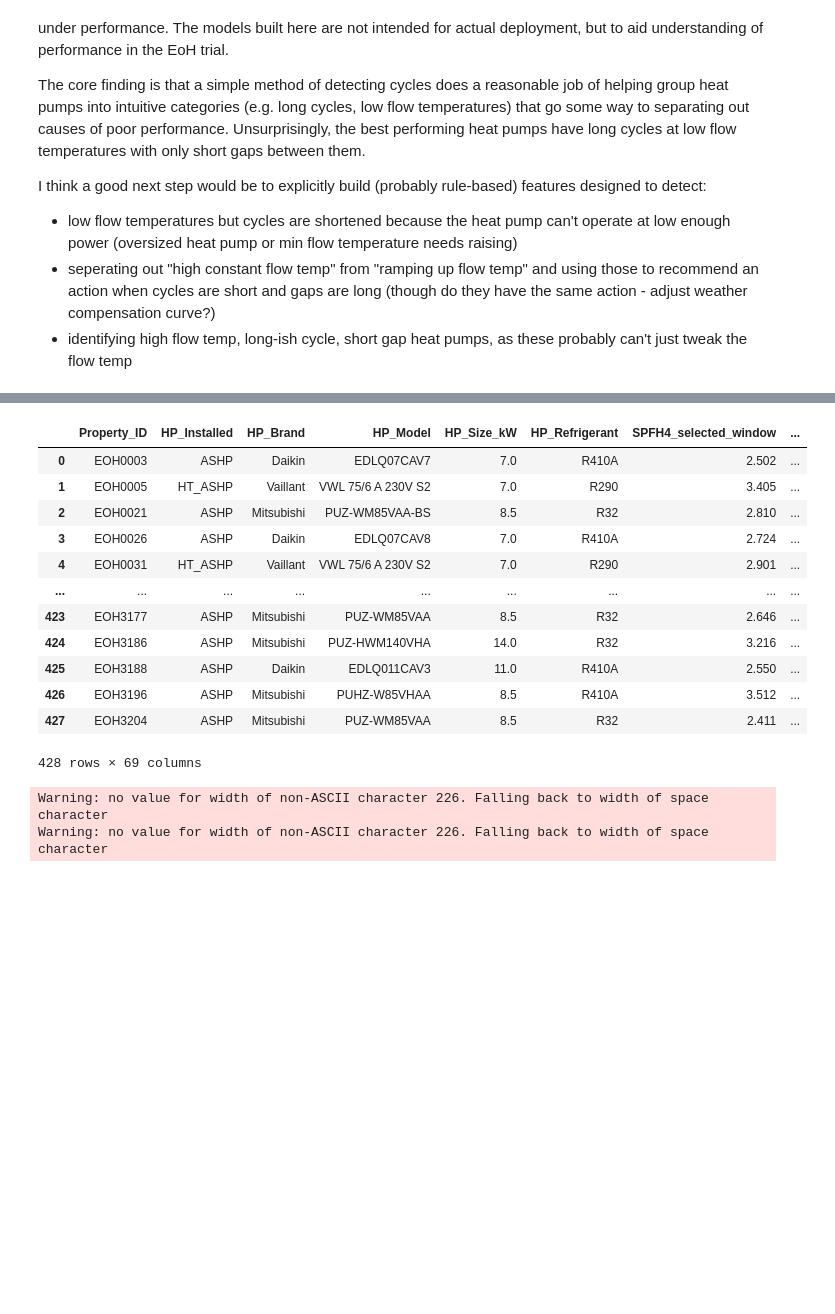
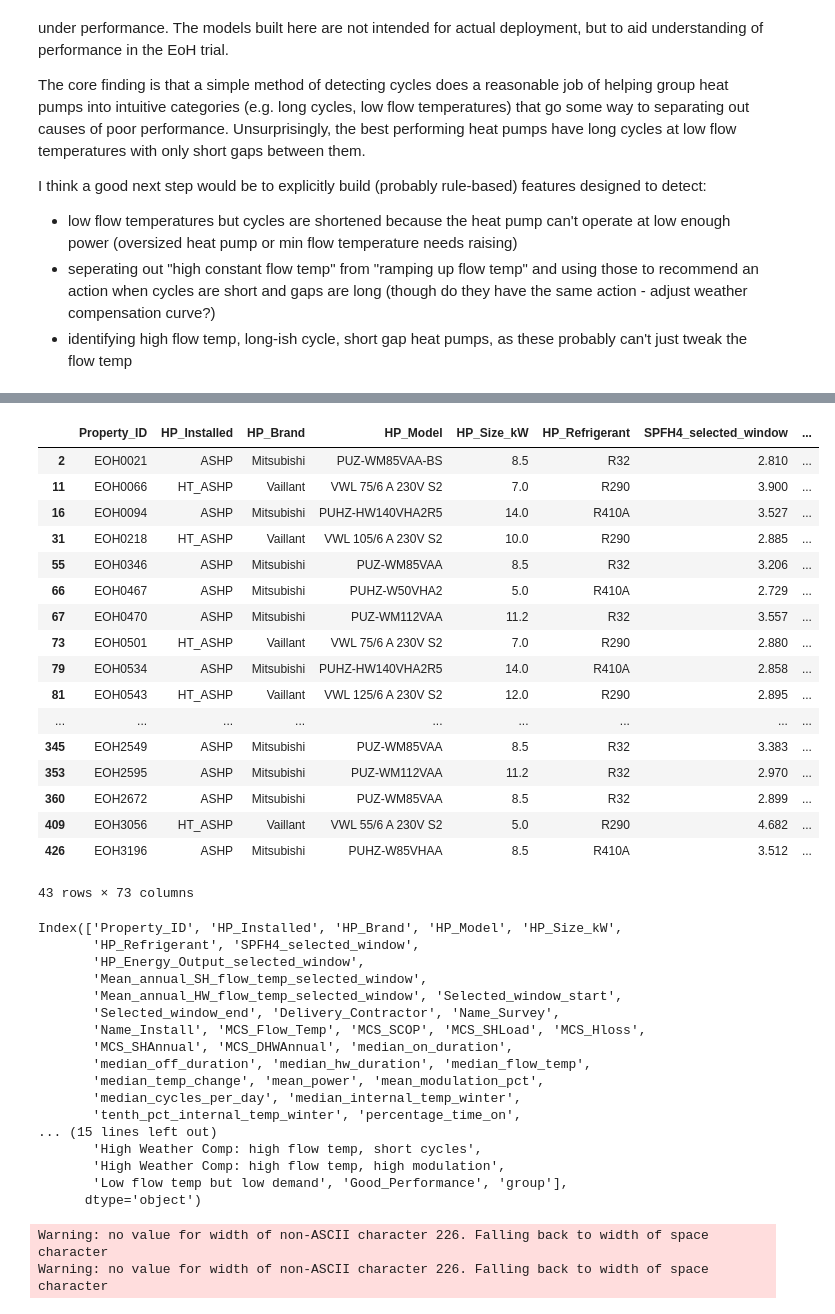
Before and after one commit to samyoung-dsci/electrification_of_heat, a Jupyter notebook: notebooks/simple_ashp_cycling_classification.ipynb, the cells around one changed output, grey strips where cells are left out. Drawn from its saved outputs; the diff is of its cells as text; code cells hidden in the pictures; blank space fills up the shorter version.

```diff
--- a/notebooks/simple_ashp_cycling_classification.ipynb
+++ b/notebooks/simple_ashp_cycling_classification.ipynb
@@ -137,0 +196,12 @@ px.scatter(homes_with_features, x="percentage_time_on", y="SPFH4_selected_window
+# %%
+# Weather compensation curves set too high
+# - high flow temperatures with strong ramps and low percentage on
+homes_with_features["Poor heating schedule"] = (homes_with_features["median_flow_temp"] >= 40) & (homes_with_features["internal_temp_range"] > 2) & (homes_with_features["median_off_duration"] >= 120)
+homes_with_features["Weather Compensation too high"] = (homes_with_features["median_flow_temp"] >= 40) & (homes_with_features["median_temp_change"] > 10)
+homes_with_features["Min flow temp too low"] = (homes_with_features["mean_modulation_pct"] < 30)
+
+
+#homes_with_features = homes_with_features[~homes_with_features["Daikin_control_issue"]]
+
+# Low flow temperature but shorter cycles because heat pump can't operate at low enough power (oversized heat pum or min flow temp needs raising)
+# High flow temp, long cycle, short gap heat pumps = undersized?
@@ -244,19 +463,44 @@ groups.loc[~groups["Daikin_control_issue"] &
+# %%
+groups[groups["group"] == "Low flow temperature, but high internal temperature variation - adjust set back temperature?"]
+# %% [output]
+|  | Property_ID | HP_Installed | HP_Brand | HP_Model | HP_Size_kW | HP_Refrigerant | SPFH4_selected_window | ... |
+| 2 | EOH0021 | ASHP | Mitsubishi | PUZ-WM85VAA-BS | 8.5 | R32 | 2.810 | ... |
+| 11 | EOH0066 | HT_ASHP | Vaillant | VWL 75/6 A 230V S2 | 7.0 | R290 | 3.900 | ... |
+| 16 | EOH0094 | ASHP | Mitsubishi | PUHZ-HW140VHA2R5 | 14.0 | R410A | 3.527 | ... |
+| 31 | EOH0218 | HT_ASHP | Vaillant | VWL 105/6 A 230V S2 | 10.0 | R290 | 2.885 | ... |
+| 55 | EOH0346 | ASHP | Mitsubishi | PUZ-WM85VAA | 8.5 | R32 | 3.206 | ... |
+| 66 | EOH0467 | ASHP | Mitsubishi | PUHZ-W50VHA2 | 5.0 | R410A | 2.729 | ... |
+| 67 | EOH0470 | ASHP | Mitsubishi | PUZ-WM112VAA | 11.2 | R32 | 3.557 | ... |
+| 73 | EOH0501 | HT_ASHP | Vaillant | VWL 75/6 A 230V S2 | 7.0 | R290 | 2.880 | ... |
+| 79 | EOH0534 | ASHP | Mitsubishi | PUHZ-HW140VHA2R5 | 14.0 | R410A | 2.858 | ... |
+| 81 | EOH0543 | HT_ASHP | Vaillant | VWL 125/6 A 230V S2 | 12.0 | R290 | 2.895 | ... |
+| ... | ... | ... | ... | ... | ... | ... | ... | ... |
+| 345 | EOH2549 | ASHP | Mitsubishi | PUZ-WM85VAA | 8.5 | R32 | 3.383 | ... |
+| 353 | EOH2595 | ASHP | Mitsubishi | PUZ-WM112VAA | 11.2 | R32 | 2.970 | ... |
+| 360 | EOH2672 | ASHP | Mitsubishi | PUZ-WM85VAA | 8.5 | R32 | 2.899 | ... |
+| 409 | EOH3056 | HT_ASHP | Vaillant | VWL 55/6 A 230V S2 | 5.0 | R290 | 4.682 | ... |
+| 426 | EOH3196 | ASHP | Mitsubishi | PUHZ-W85VHAA | 8.5 | R410A | 3.512 | ... |
+43 rows × 73 columns
 # %%
-groups
+groups.columns
 # %% [output]
-|  | Property_ID | HP_Installed | HP_Brand | HP_Model | HP_Size_kW | HP_Refrigerant | SPFH4_selected_window | ... |
-| 0 | EOH0003 | ASHP | Daikin | EDLQ07CAV7 | 7.0 | R410A | 2.502 | ... |
-| 1 | EOH0005 | HT_ASHP | Vaillant | VWL 75/6 A 230V S2 | 7.0 | R290 | 3.405 | ... |
-| 2 | EOH0021 | ASHP | Mitsubishi | PUZ-WM85VAA-BS | 8.5 | R32 | 2.810 | ... |
-| 3 | EOH0026 | ASHP | Daikin | EDLQ07CAV8 | 7.0 | R410A | 2.724 | ... |
-| 4 | EOH0031 | HT_ASHP | Vaillant | VWL 75/6 A 230V S2 | 7.0 | R290 | 2.901 | ... |
-| ... | ... | ... | ... | ... | ... | ... | ... | ... |
-| 423 | EOH3177 | ASHP | Mitsubishi | PUZ-WM85VAA | 8.5 | R32 | 2.646 | ... |
-| 424 | EOH3186 | ASHP | Mitsubishi | PUZ-HWM140VHA | 14.0 | R32 | 3.216 | ... |
-| 425 | EOH3188 | ASHP | Daikin | EDLQ011CAV3 | 11.0 | R410A | 2.550 | ... |
-| 426 | EOH3196 | ASHP | Mitsubishi | PUHZ-W85VHAA | 8.5 | R410A | 3.512 | ... |
-| 427 | EOH3204 | ASHP | Mitsubishi | PUZ-WM85VAA | 8.5 | R32 | 2.411 | ... |
-428 rows × 69 columns
+Index(['Property_ID', 'HP_Installed', 'HP_Brand', 'HP_Model', 'HP_Size_kW',
+       'HP_Refrigerant', 'SPFH4_selected_window',
+       'HP_Energy_Output_selected_window',
+       'Mean_annual_SH_flow_temp_selected_window',
+       'Mean_annual_HW_flow_temp_selected_window', 'Selected_window_start',
+       'Selected_window_end', 'Delivery_Contractor', 'Name_Survey',
+       'Name_Install', 'MCS_Flow_Temp', 'MCS_SCOP', 'MCS_SHLoad', 'MCS_Hloss',
+       'MCS_SHAnnual', 'MCS_DHWAnnual', 'median_on_duration',
+       'median_off_duration', 'median_hw_duration', 'median_flow_temp',
+       'median_temp_change', 'mean_power', 'mean_modulation_pct',
+       'median_cycles_per_day', 'median_internal_temp_winter',
+       'tenth_pct_internal_temp_winter', 'percentage_time_on',
+... (15 lines left out)
+       'High Weather Comp: high flow temp, short cycles',
+       'High Weather Comp: high flow temp, high modulation',
+       'Low flow temp but low demand', 'Good_Performance', 'group'],
+      dtype='object')
 # %%
 # Define "Good" performance as SPFH4 >= 3
 homes_with_features["Good_Performance"] = homes_with_features["SPFH4_selected_window"] >= 3
```
Also changed, not shown: parts of 28 cells of this notebook, 4 other files.
